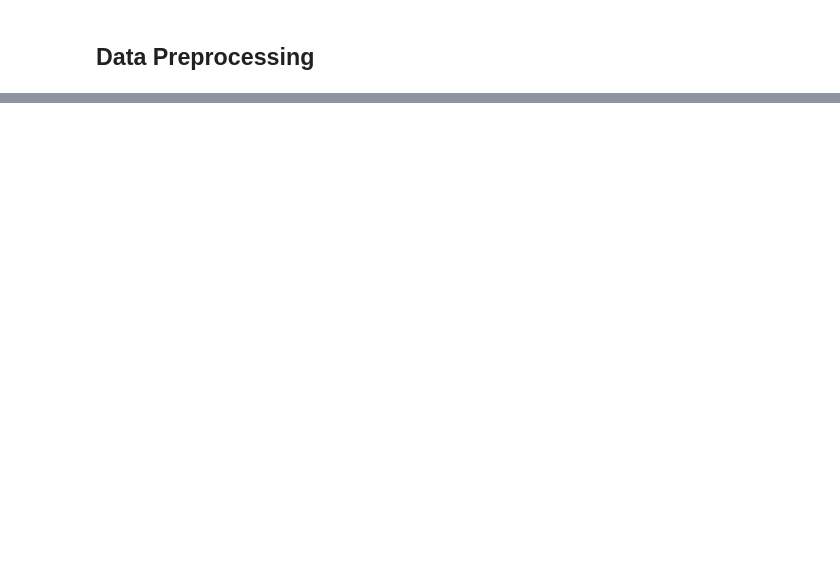
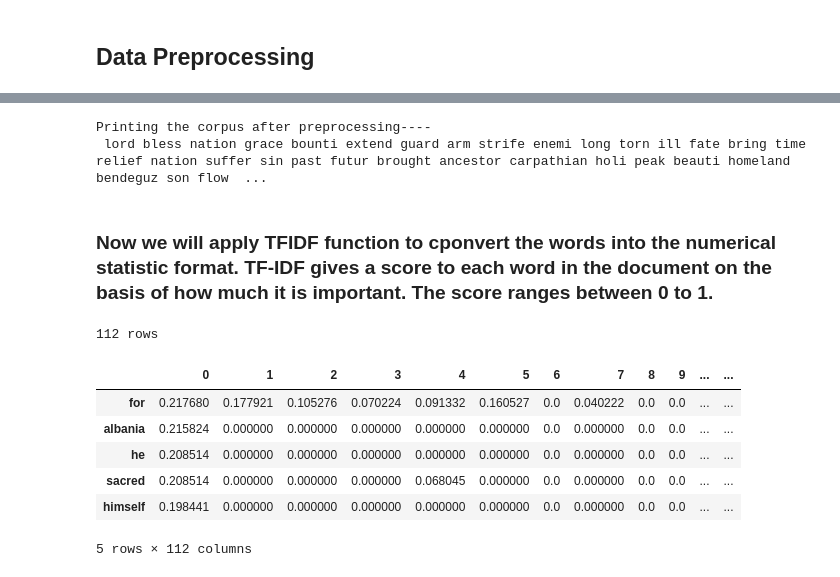
Before and after one commit to iamatul1214/National_Anthems_Clustering, a Jupyter notebook: src/national_anthems_clustering.ipynb, the cells around one changed output, grey strips where cells are left out. Saved outputs shown, nothing was run; the diff lists cells and outputs as text; code cells hidden in the pictures; blank space fills up the shorter version.

```diff
--- a/src/national_anthems_clustering.ipynb
+++ b/src/national_anthems_clustering.ipynb
@@ -40,6 +44,5 @@ from branca.element import Figure
 # %%
-
-file_location = "C:/Users/atulkumarrai/PycharmProjects/Ineuron practice/Ineuron_practice/National_Anthem_Clusters/Dataset/anthems.csv"
+file_location = "Dataset/anthems.csv"
 data = pd.read_csv(file_location, encoding='utf-8')
 data.columns = map(str.lower, data.columns)
 data.head()
@@ -74,2 +78,18 @@ corpus[18][0:447]
 # %% [markdown]
 ## Data Preprocessing
+# %%
+# this function will remove list of words from a tokenized list
+def removeWords(listOfTokens,listOfWords):
+    return [token for token in listOfTokens if token not in listOfWords]
+
+## this function applies stemming on tokenized words
+def applyStemming(listOfTokens,stemmer):
+    return [stemmer.stem(token) for token in listOfTokens]
+
+## removes any words with less than 2 characters or more than 2o characters
+def twoLetters(listOfTokens):
+    twoLetterWord = []
+    for token in listOfTokens:
+        if len(token) <= 2 or len(token) >= 20:
+            twoLetterWord.append(token)
+    return twoLetterWord
@@ -75,0 +134,26 @@ corpus[18][0:447]
+# %%
+language = 'english'
+corpus = processCorpus(corpus, language)
+print(f'Printing the corpus after preprocessing---- \n {corpus[18][0:460]}')
+# %% [output]
+Printing the corpus after preprocessing----
+ lord bless nation grace bounti extend guard arm strife enemi long torn ill fate bring time relief nation suffer sin past futur brought ancestor carpathian holi peak beauti homeland bendeguz son flow  ...
+# %% [markdown]
+### Now we will apply TFIDF function to cponvert the words into the numerical statistic format. TF-IDF gives a score to each word in the document on the basis of how much it is important. The score ranges between 0 to 1.
+# %%
+vectorizer = TfidfVectorizer()
+X = vectorizer.fit_transform(corpus)
+tf_idf = pd.DataFrame(data = X.toarray(), columns=vectorizer.get_feature_names())
+final_df = tf_idf
+
+print("{} rows".format(final_df.shape[0]))
+final_df.T.nlargest(5,0)
+# %% [output]
+112 rows
+|  | 0 | 1 | 2 | 3 | 4 | 5 | 6 | 7 | 8 | 9 | ... | ... |
+| for | 0.217680 | 0.177921 | 0.105276 | 0.070224 | 0.091332 | 0.160527 | 0.0 | 0.040222 | 0.0 | 0.0 | ... | ... |
+| albania | 0.215824 | 0.000000 | 0.000000 | 0.000000 | 0.000000 | 0.000000 | 0.0 | 0.000000 | 0.0 | 0.0 | ... | ... |
+| he | 0.208514 | 0.000000 | 0.000000 | 0.000000 | 0.000000 | 0.000000 | 0.0 | 0.000000 | 0.0 | 0.0 | ... | ... |
+| sacred | 0.208514 | 0.000000 | 0.000000 | 0.000000 | 0.068045 | 0.000000 | 0.0 | 0.000000 | 0.0 | 0.0 | ... | ... |
+| himself | 0.198441 | 0.000000 | 0.000000 | 0.000000 | 0.000000 | 0.000000 | 0.0 | 0.000000 | 0.0 | 0.0 | ... | ... |
+5 rows × 112 columns
```
Also changed, not shown: parts of 27 cells of this notebook.
